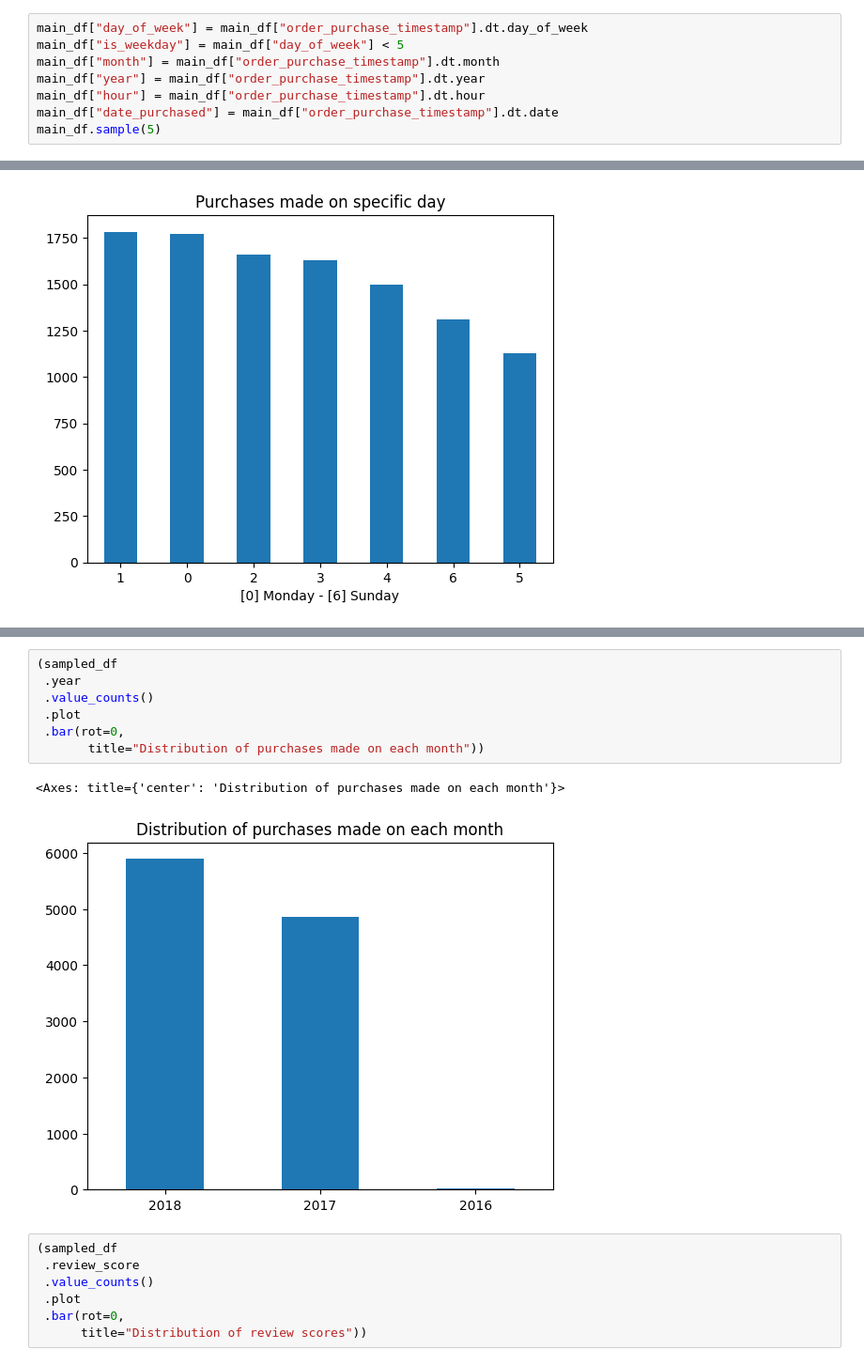
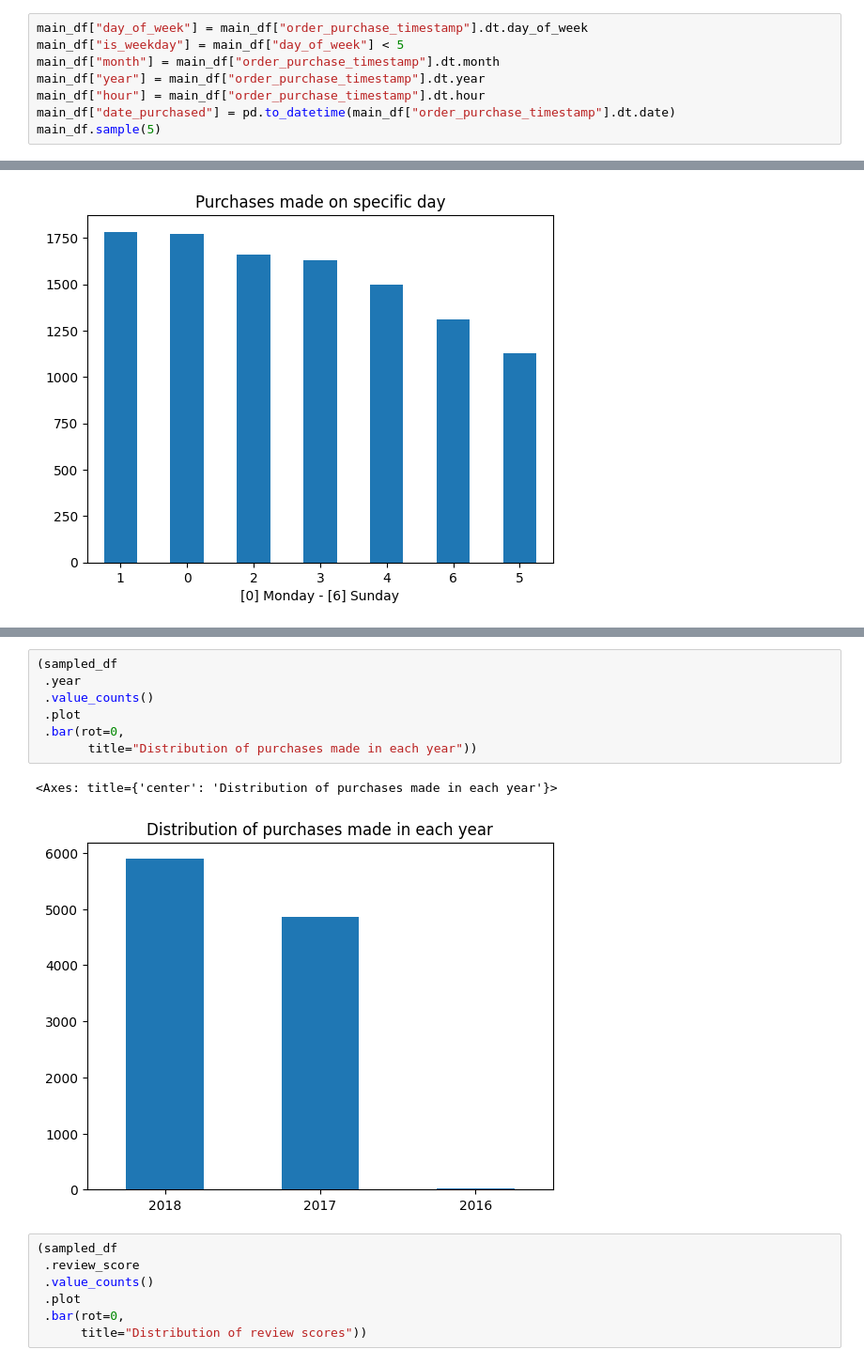
Before and after one commit to RuizLorenzoChavez/price-optimization-ML, a Jupyter notebook: main.ipynb, the cells around one changed output, grey strips where cells are left out. Shown: that part at 94% size. Cells and saved outputs as stored; diff of their text form.

```diff
--- a/main.ipynb
+++ b/main.ipynb
@@ -391,7 +398,7 @@ main_df["is_weekday"] = main_df["day_of_week"] < 5
 main_df["month"] = main_df["order_purchase_timestamp"].dt.month
 main_df["year"] = main_df["order_purchase_timestamp"].dt.year
 main_df["hour"] = main_df["order_purchase_timestamp"].dt.hour
-main_df["date_purchased"] = main_df["order_purchase_timestamp"].dt.date
+main_df["date_purchased"] = pd.to_datetime(main_df["order_purchase_timestamp"].dt.date)
 main_df.sample(5)
 # %% [output]
 |  | product_id | price | order_purchase_timestamp | review_score | product_weight_g | product_length_cm | ... |
@@ -520,13 +532,13 @@ Text(0.5, 0, '[0] Monday - [6] Sunday')
 # %%
 (sampled_df
  .year
  .value_counts()
  .plot
  .bar(rot=0,
-       title="Distribution of purchases made on each month"))
+       title="Distribution of purchases made in each year"))
 # %% [output]
-<Axes: title={'center': 'Distribution of purchases made on each month'}>
+<Axes: title={'center': 'Distribution of purchases made in each year'}>
-[figure, old version]
+[figure, new version]
 # %%
 (sampled_df
  .review_score
```
Also changed, not shown: parts of 10 cells of this notebook.
